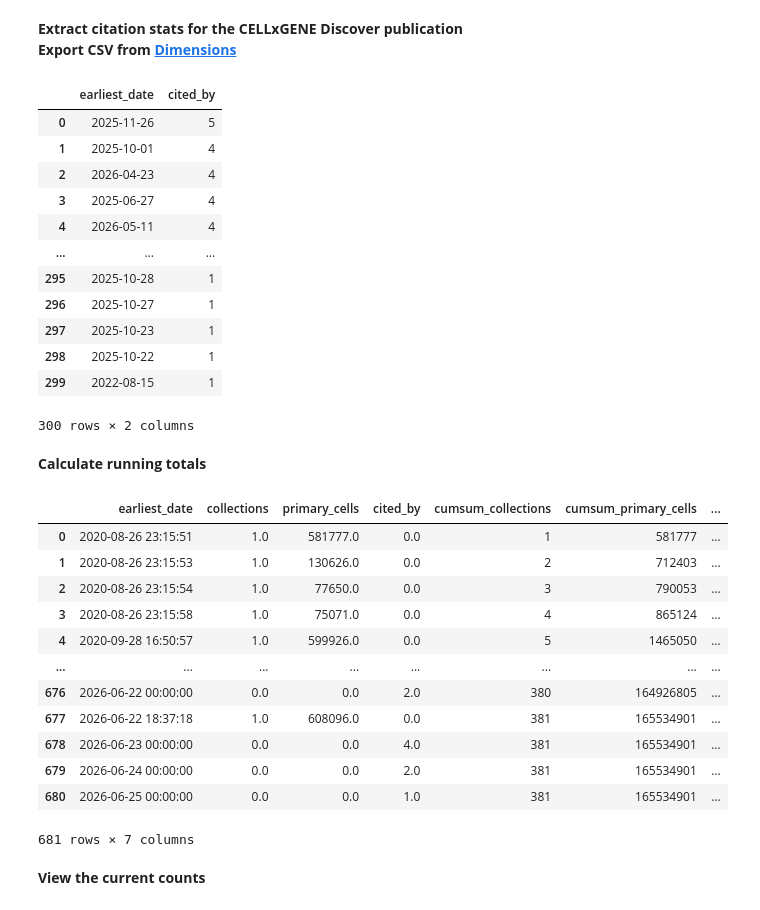
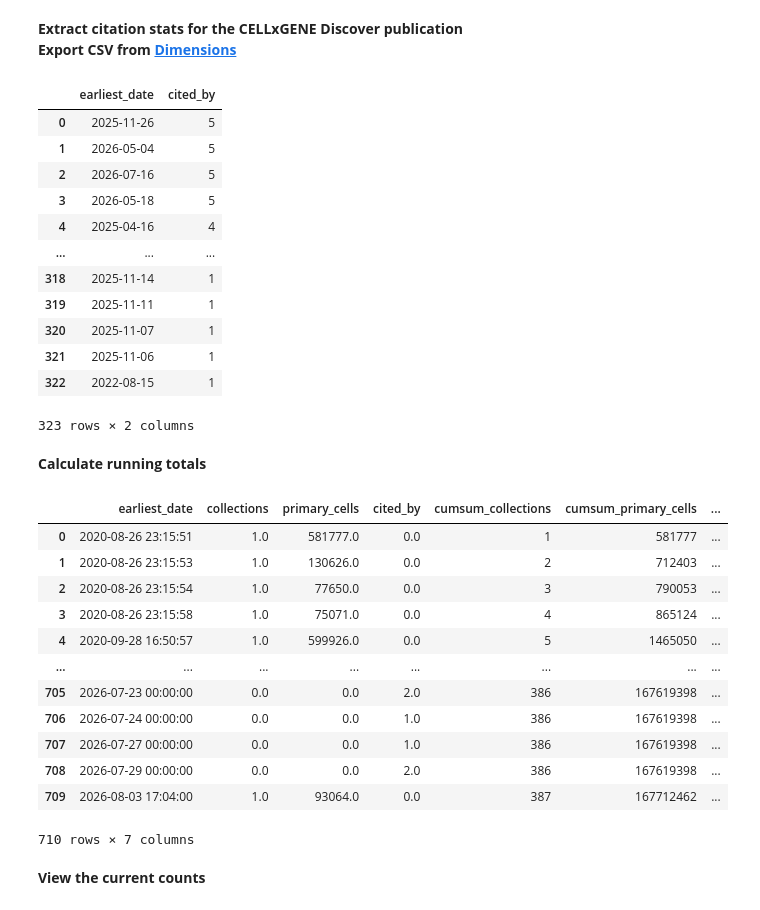
Before and after one commit to Lattice-Data/lattice-tools, a Jupyter notebook: cellxgene_resources/collab_submissions_pub/Figure2_corpus_growth.ipynb, the cells around one changed output. Drawn from its saved outputs; the diff is of its cells as text; code cells hidden in the pictures.

```diff
--- a/cellxgene_resources/collab_submissions_pub/Figure2_corpus_growth.ipynb
+++ b/cellxgene_resources/collab_submissions_pub/Figure2_corpus_growth.ipynb
@@ -55,38 +55,39 @@ result
 **Extract citation stats for the CELLxGENE Discover publication**\
 **Export CSV from [Dimensions](https://app.dimensions.ai/discover/publication?or_subset_publication_citations=pub.1182803254)**
 # %%
-dimensions_export = 'Dimensions-Publication-2026-07-02_20-12-38.csv.zip'
+dimensions_export = 'Dimensions-Publication-2026-08-03_19-14-15.csv.zip'
 
 cited_by = (
     pd.read_csv(dimensions_export, skiprows=1)[['Publication date']]
     .assign(**{
         'Publication date': lambda x: x['Publication date'].apply(
             lambda d: f"{d}-01" if isinstance(d, str) and len(d) == 7 else d
         )
     })
 )
 cited_by['Publication date'] = pd.to_datetime(cited_by['Publication date']).dt.tz_localize(None)
 cited_by = (
     cited_by['Publication date']
     .value_counts()
+    .rename_axis('earliest_date')
+    .rename('cited_by')
     .reset_index()
-    .rename(columns={'Publication date': 'earliest_date', 'count': 'cited_by'})
 )
 cited_by
 # %% [output]
 |  | earliest_date | cited_by |
 | 0 | 2025-11-26 | 5 |
-| 1 | 2025-10-01 | 4 |
-| 2 | 2026-04-23 | 4 |
-| 3 | 2025-06-27 | 4 |
-| 4 | 2026-05-11 | 4 |
+| 1 | 2026-05-04 | 5 |
+| 2 | 2026-07-16 | 5 |
+| 3 | 2026-05-18 | 5 |
+| 4 | 2025-04-16 | 4 |
 | ... | ... | ... |
-| 295 | 2025-10-28 | 1 |
-| 296 | 2025-10-27 | 1 |
-| 297 | 2025-10-23 | 1 |
-| 298 | 2025-10-22 | 1 |
-| 299 | 2022-08-15 | 1 |
+| 318 | 2025-11-14 | 1 |
+| 319 | 2025-11-11 | 1 |
+| 320 | 2025-11-07 | 1 |
+| 321 | 2025-11-06 | 1 |
+| 322 | 2022-08-15 | 1 |
-300 rows × 2 columns
+323 rows × 2 columns
 # %% [markdown]
 **Calculate running totals**
 # %%
@@ -110,12 +111,12 @@ result
 | 3 | 2020-08-26 23:15:58 | 1.0 | 75071.0 | 0.0 | 4 | 865124 | ... |
 | 4 | 2020-09-28 16:50:57 | 1.0 | 599926.0 | 0.0 | 5 | 1465050 | ... |
 | ... | ... | ... | ... | ... | ... | ... | ... |
-| 676 | 2026-06-22 00:00:00 | 0.0 | 0.0 | 2.0 | 380 | 164926805 | ... |
-| 677 | 2026-06-22 18:37:18 | 1.0 | 608096.0 | 0.0 | 381 | 165534901 | ... |
-| 678 | 2026-06-23 00:00:00 | 0.0 | 0.0 | 4.0 | 381 | 165534901 | ... |
-| 679 | 2026-06-24 00:00:00 | 0.0 | 0.0 | 2.0 | 381 | 165534901 | ... |
-| 680 | 2026-06-25 00:00:00 | 0.0 | 0.0 | 1.0 | 381 | 165534901 | ... |
+| 705 | 2026-07-23 00:00:00 | 0.0 | 0.0 | 2.0 | 386 | 167619398 | ... |
+| 706 | 2026-07-24 00:00:00 | 0.0 | 0.0 | 1.0 | 386 | 167619398 | ... |
+| 707 | 2026-07-27 00:00:00 | 0.0 | 0.0 | 1.0 | 386 | 167619398 | ... |
+| 708 | 2026-07-29 00:00:00 | 0.0 | 0.0 | 2.0 | 386 | 167619398 | ... |
+| 709 | 2026-08-03 17:04:00 | 1.0 | 93064.0 | 0.0 | 387 | 167712462 | ... |
-681 rows × 7 columns
+710 rows × 7 columns
 # %% [markdown]
 **View the current counts**
 # %%
```
Also changed, not shown: parts of 3 cells of this notebook, 4 other files.
